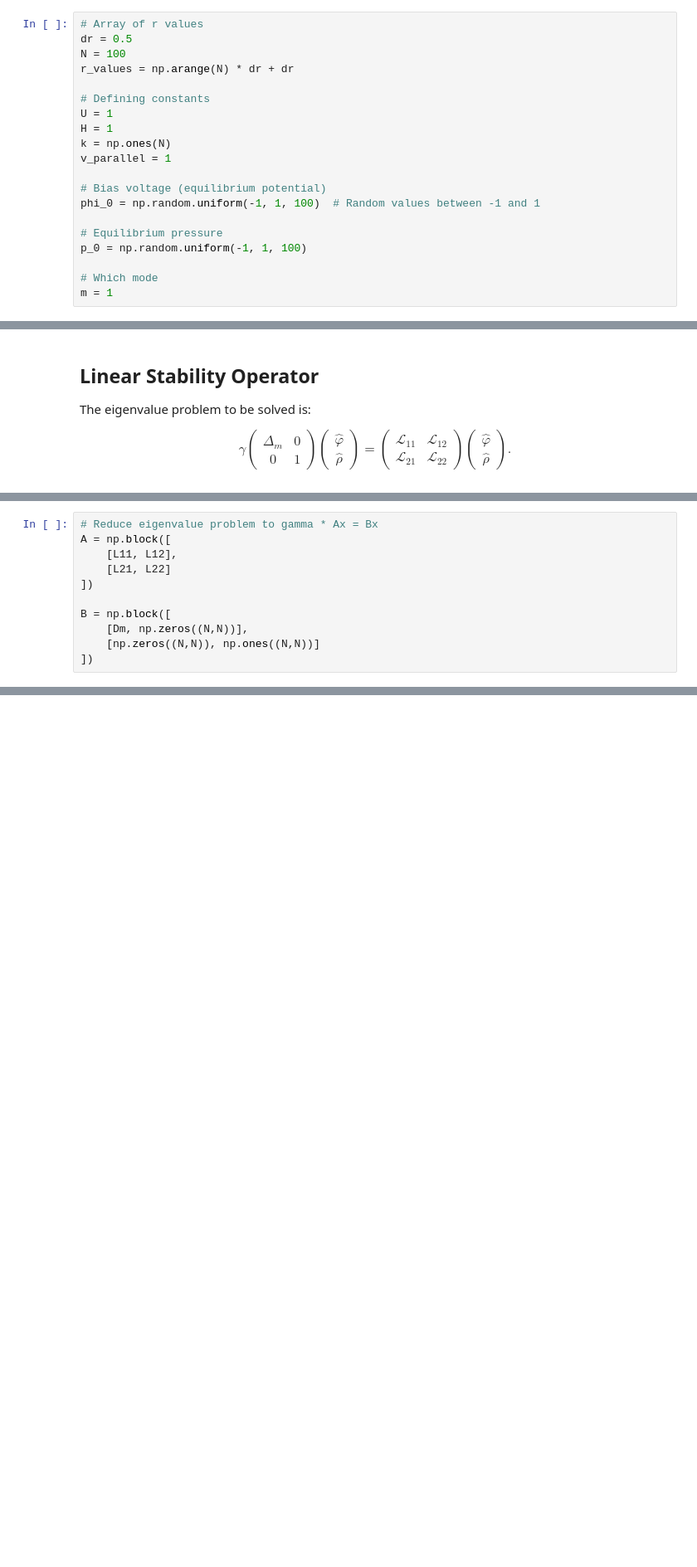
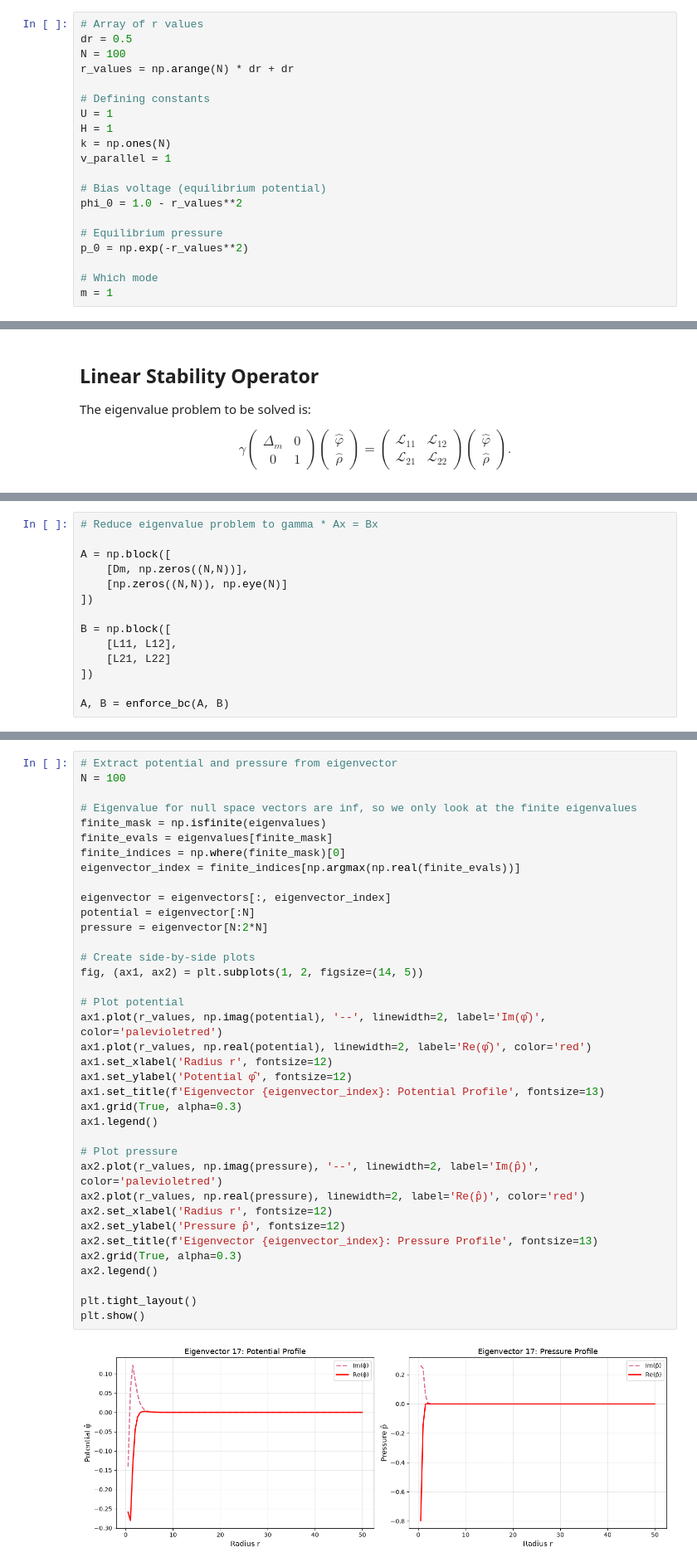
Before and after one commit to dnzy06/vortex-confinement, a Jupyter notebook: equation_setup.ipynb, the cells around one changed output, grey strips where cells are left out. Shown at 83% size. Saved outputs shown, nothing was run; the diff lists cells and outputs as text; blank space fills up the shorter version.

```diff
--- a/equation_setup.ipynb
+++ b/equation_setup.ipynb
@@ -14,10 +16,10 @@ k = np.ones(N)
 v_parallel = 1
 
 # Bias voltage (equilibrium potential)
-phi_0 = np.random.uniform(-1, 1, 100)  # Random values between -1 and 1
+phi_0 = 1.0 - r_values**2
 
 # Equilibrium pressure
-p_0 = np.random.uniform(-1, 1, 100)
+p_0 = np.exp(-r_values**2)
 
 # Which mode
 m = 1
@@ -183,12 +191,15 @@ L22 = -np.diag(np.ones(N) * v_parallel) - (1j * m * np.diag(omega_0))
 # %%
 # Reduce eigenvalue problem to gamma * Ax = Bx
+
 A = np.block([
+    [Dm, np.zeros((N,N))],
+    [np.zeros((N,N)), np.eye(N)]
+])
+
+B = np.block([
     [L11, L12],
     [L21, L22]
 ])
 
-B = np.block([
-    [Dm, np.zeros((N,N))],
-    [np.zeros((N,N)), np.ones((N,N))]
-])
+A, B = enforce_bc(A, B)
 # %%
@@ -205,0 +230,39 @@ eigenvalues.shape
+# %%
+# Extract potential and pressure from eigenvector
+N = 100
+
+# Eigenvalue for null space vectors are inf, so we only look at the finite eigenvalues
+finite_mask = np.isfinite(eigenvalues)
+finite_evals = eigenvalues[finite_mask]
+finite_indices = np.where(finite_mask)[0]
+eigenvector_index = finite_indices[np.argmax(np.real(finite_evals))]
+
+eigenvector = eigenvectors[:, eigenvector_index]
+potential = eigenvector[:N]
+pressure = eigenvector[N:2*N]
+
+# Create side-by-side plots
+fig, (ax1, ax2) = plt.subplots(1, 2, figsize=(14, 5))
+
+# Plot potential
+ax1.plot(r_values, np.imag(potential), '--', linewidth=2, label='Im(φ̂)', color='palevioletred')
+ax1.plot(r_values, np.real(potential), linewidth=2, label='Re(φ̂)', color='red')
+ax1.set_xlabel('Radius r', fontsize=12)
+ax1.set_ylabel('Potential φ̂', fontsize=12)
+ax1.set_title(f'Eigenvector {eigenvector_index}: Potential Profile', fontsize=13)
+ax1.grid(True, alpha=0.3)
+ax1.legend()
+
+# Plot pressure
+ax2.plot(r_values, np.imag(pressure), '--', linewidth=2, label='Im(p̂)', color='palevioletred')
+ax2.plot(r_values, np.real(pressure), linewidth=2, label='Re(p̂)', color='red')
+ax2.set_xlabel('Radius r', fontsize=12)
+ax2.set_ylabel('Pressure p̂', fontsize=12)
+ax2.set_title(f'Eigenvector {eigenvector_index}: Pressure Profile', fontsize=13)
+ax2.grid(True, alpha=0.3)
+ax2.legend()
+
+plt.tight_layout()
+plt.show()
+# %% [output]
+[figure, added]
```
Also changed, not shown: parts of 7 cells of this notebook, 1 other file.
